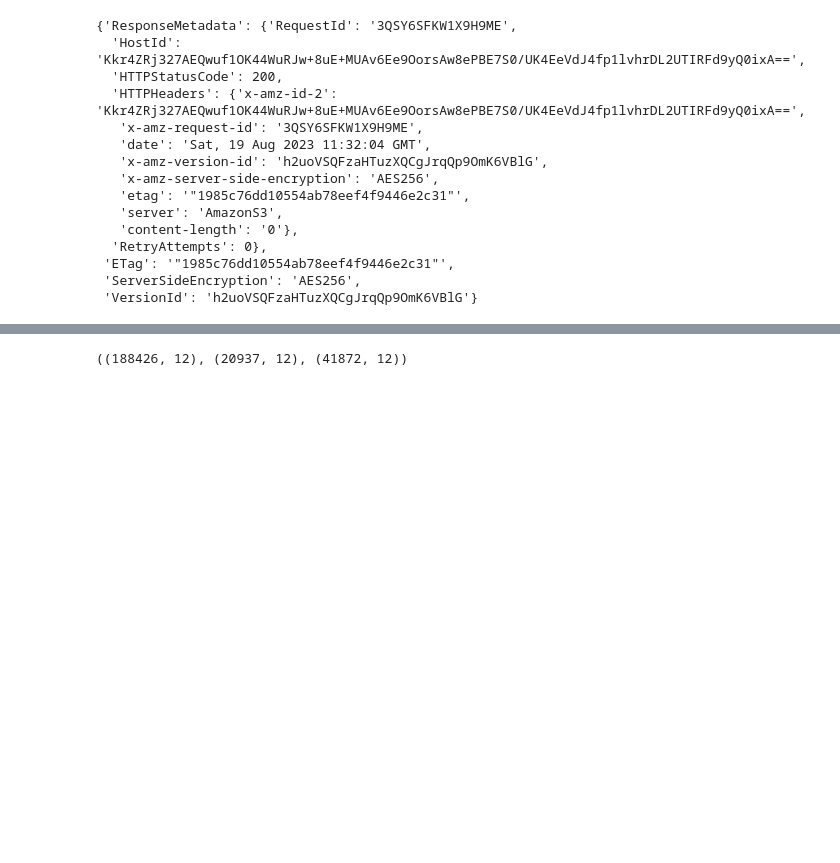
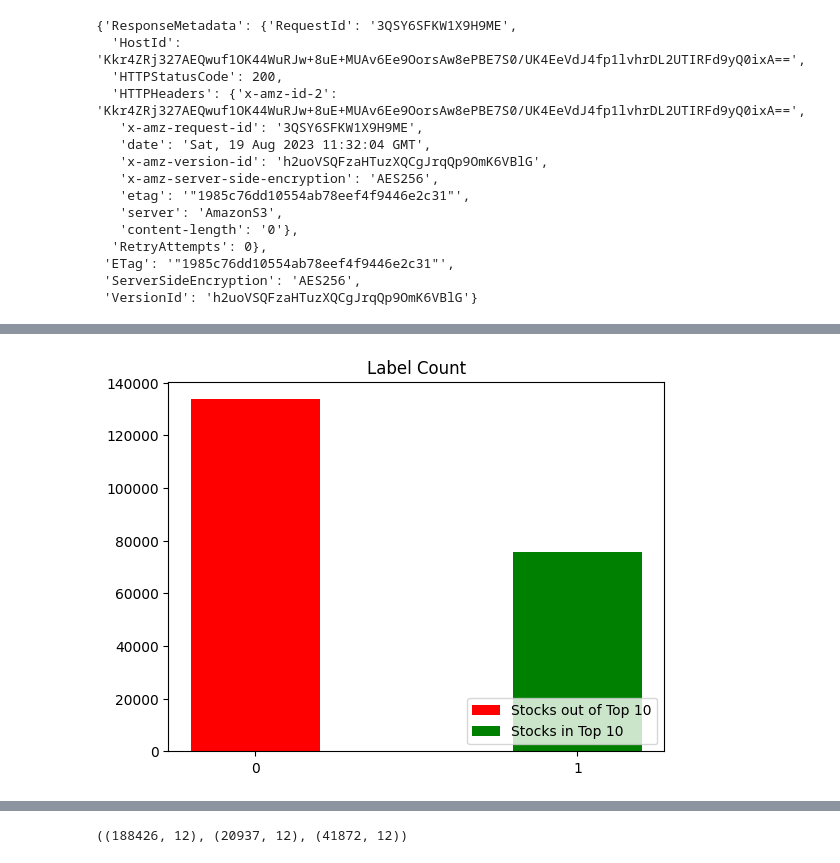
Before and after one commit to tintenderete/TFM, a Jupyter notebook: prueba_red_neuronal_fija_categorico.ipynb, the cells around one changed output, grey strips where cells are left out. Cells and saved outputs as stored; diff of their text form; code cells hidden in the pictures; blank space fills up the shorter version.

```diff
--- a/prueba_red_neuronal_fija_categorico.ipynb
+++ b/prueba_red_neuronal_fija_categorico.ipynb
@@ -328,0 +307,10 @@ dataset_2[dataset_2['date'] == dataset_2['date'].unique()[0]].sort_values('sharp
+# %%
+def download_s3_parquet_file(s3, bucket, key):
+    buffer = BytesIO()
+    s3.Object(bucket, key).download_fileobj(buffer)
+    return buffer
+# %%
+# CARGAMOS EL DATAFRAME CON TODOS LOS DATOS DE CIERRE DE TODOS LOS ACTIVOS DESDE 02/01/1991
+file_name = 'categorical_dataset'
+dataset = pd.DataFrame(pq.read_table(download_s3_parquet_file(s3, bucket_name,file_name)).to_pandas())
+dataset.head()
@@ -328,0 +326,10 @@ dataset_2[dataset_2['date'] == dataset_2['date'].unique()[0]].sort_values('sharp
+# %%
+x_axis_labels = np.sort(dataset_2['label'].unique().astype(str))
+label_count = dataset_2['label'].value_counts()
+legend_label = ['Stocks out of Top 10','Stocks in Top 10']
+# %%
+plt.bar(x_axis_labels, label_count, width=0.4, label=legend_label, color=['red','green'])
+plt.title('Label Count')
+plt.legend(loc='lower right');
+# %% [output]
+[figure, added]
```
Also changed, not shown: parts of 19 cells of this notebook.
